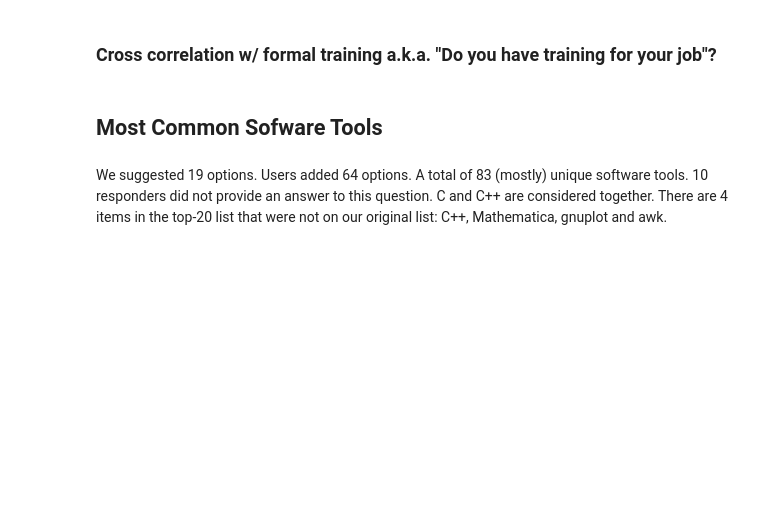
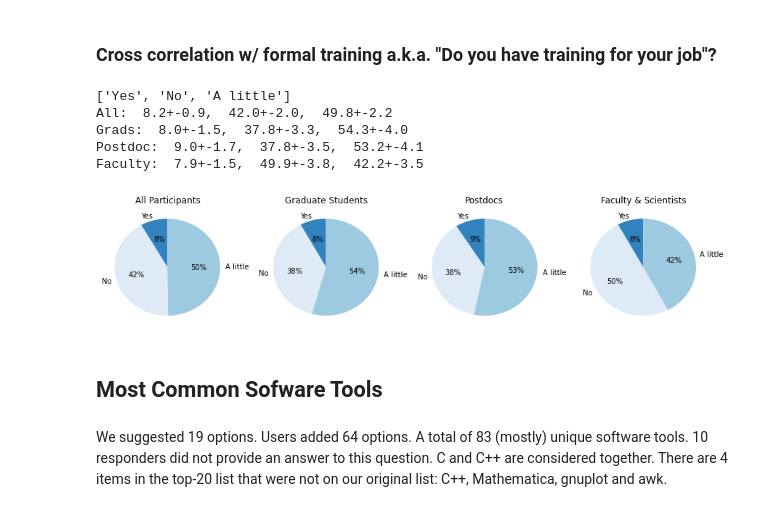
Before and after one commit to eteq/software_survey_analysis, a Jupyter notebook: software_survey.ipynb, the cells around one changed output. Cells and saved outputs as stored; diff of their text form; code cells hidden in the pictures; blank space fills up the shorter version.

```diff
--- a/software_survey.ipynb
+++ b/software_survey.ipynb
@@ -104,34 +149,56 @@ if save_plots:
 # %%
 onlyothers = data['own'] == 'Others'
 untrained = data['training'] == 'No'
 trained = data['training'] == 'Yes'
 
-labels = ['Trained', 'Slight','Untrained']
-nn_all = [np.sum(trained&~onlyothers), np.sum(~untrained&~trained&~onlyothers), np.sum(untrained&~onlyothers)]
-nn_grad = [np.sum(trained&~onlyothers&grad), np.sum(~untrained&~trained&~onlyothers&grad), np.sum(untrained&~onlyothers&grad)]
-nn_postdoc = [np.sum(trained&~onlyothers&postdoc), np.sum(~untrained&~trained&~onlyothers&postdoc), np.sum(untrained&~onlyothers&postdoc)]
-nn_faculty = [np.sum(trained&~onlyothers&faculty), np.sum(~untrained&~trained&~onlyothers&faculty), np.sum(untrained&~onlyothers&faculty)]
+labels = ['Yes', 'No', 'A little']
+nn_all = [np.sum(trained&~onlyothers), np.sum(untrained&~onlyothers), np.sum(~untrained&~trained&~onlyothers)]
+nn_grad = [np.sum(trained&~onlyothers&grad), np.sum(untrained&~onlyothers&grad), np.sum(~untrained&~trained&~onlyothers&grad)]
+nn_postdoc = [np.sum(trained&~onlyothers&postdoc), np.sum(untrained&~onlyothers&postdoc), np.sum(~untrained&~trained&~onlyothers&postdoc)]
+nn_faculty = [np.sum(trained&~onlyothers&faculty), np.sum(untrained&~onlyothers&faculty), np.sum(~untrained&~trained&~onlyothers&faculty)]
 
 
 fig,axes = plt.subplots(1, 4, sharey=False, figsize=(15,3))
 
 fig = plt.figure(1,figsize=(12,3))
 a1 = plt.subplot(1,4,1)
 colors = ['#3182bd','#deebf7','#9ecae1']
 a1.pie(nn_all, labels=labels, colors=colors, autopct='%1.0f%%', shadow=False, startangle=90)
 a1.set_title('All Participants')
 a2 = plt.subplot(1,4,2)
 a2.pie(nn_grad, labels=labels, colors=colors, autopct='%1.0f%%', shadow=False, startangle=90)
 a2.set_title('Graduate Students')
 a3 = plt.subplot(1,4,3)
 a3.pie(nn_postdoc, labels=labels, colors=colors, autopct='%1.0f%%', shadow=False, startangle=90)
 a3.set_title('Postdocs')
 a4 = plt.subplot(1,4,4)
 a4.pie(nn_faculty,labels=labels, colors=colors, autopct='%1.0f%%', shadow=False, startangle=90)
 a4.set_title('Faculty & Scientists')
 
 if save_plots:
     plt.savefig('are_we_trained.png')
+
+plt.savefig('are_we_trained.png')
+print labels
+a = np.array(nn_all)*100./np.sum(nn_all)
+a_err = np.sqrt(nn_all)*100./np.sum(nn_all)
+print 'All: {:4.1f}+-{:.1f}, {:5.1f}+-{:.1f}, {:5.1f}+-{:.1f}'.format(a[0], a_err[0], a[1], a_err[1],a[2], a_err[2])
+a = np.array(nn_grad)*100./np.sum(nn_grad)
+a_err = np.sqrt(nn_grad)*100./np.sum(nn_grad)
+print 'Grads: {:4.1f}+-{:.1f}, {:5.1f}+-{:.1f}, {:5.1f}+-{:.1f}'.format(a[0], a_err[0], a[1], a_err[1],a[2], a_err[2])
+a = np.array(nn_postdoc)*100./np.sum(nn_postdoc)
+a_err = np.sqrt(nn_postdoc)*100./np.sum(nn_postdoc)
+print 'Postdoc: {:4.1f}+-{:.1f}, {:5.1f}+-{:.1f}, {:5.1f}+-{:.1f}'.format(a[0], a_err[0], a[1], a_err[1],a[2], a_err[2])
+a = np.array(nn_faculty)*100./np.sum(nn_faculty)
+a_err = np.sqrt(nn_faculty)*100./np.sum(nn_faculty)
+print 'Faculty: {:4.1f}+-{:.1f}, {:5.1f}+-{:.1f}, {:5.1f}+-{:.1f}'.format(a[0], a_err[0], a[1], a_err[1],a[2], a_err[2])
+# %% [output]
+['Yes', 'No', 'A little']
+All:  8.2+-0.9,  42.0+-2.0,  49.8+-2.2
+Grads:  8.0+-1.5,  37.8+-3.3,  54.3+-4.0
+Postdoc:  9.0+-1.7,  37.8+-3.5,  53.2+-4.1
+Faculty:  7.9+-1.5,  49.9+-3.8,  42.2+-3.5
+[figure, added]
 # %% [markdown]
 ## Most Common Sofware Tools
 # %% [markdown]
```
Also changed, not shown: parts of 24 cells of this notebook.
